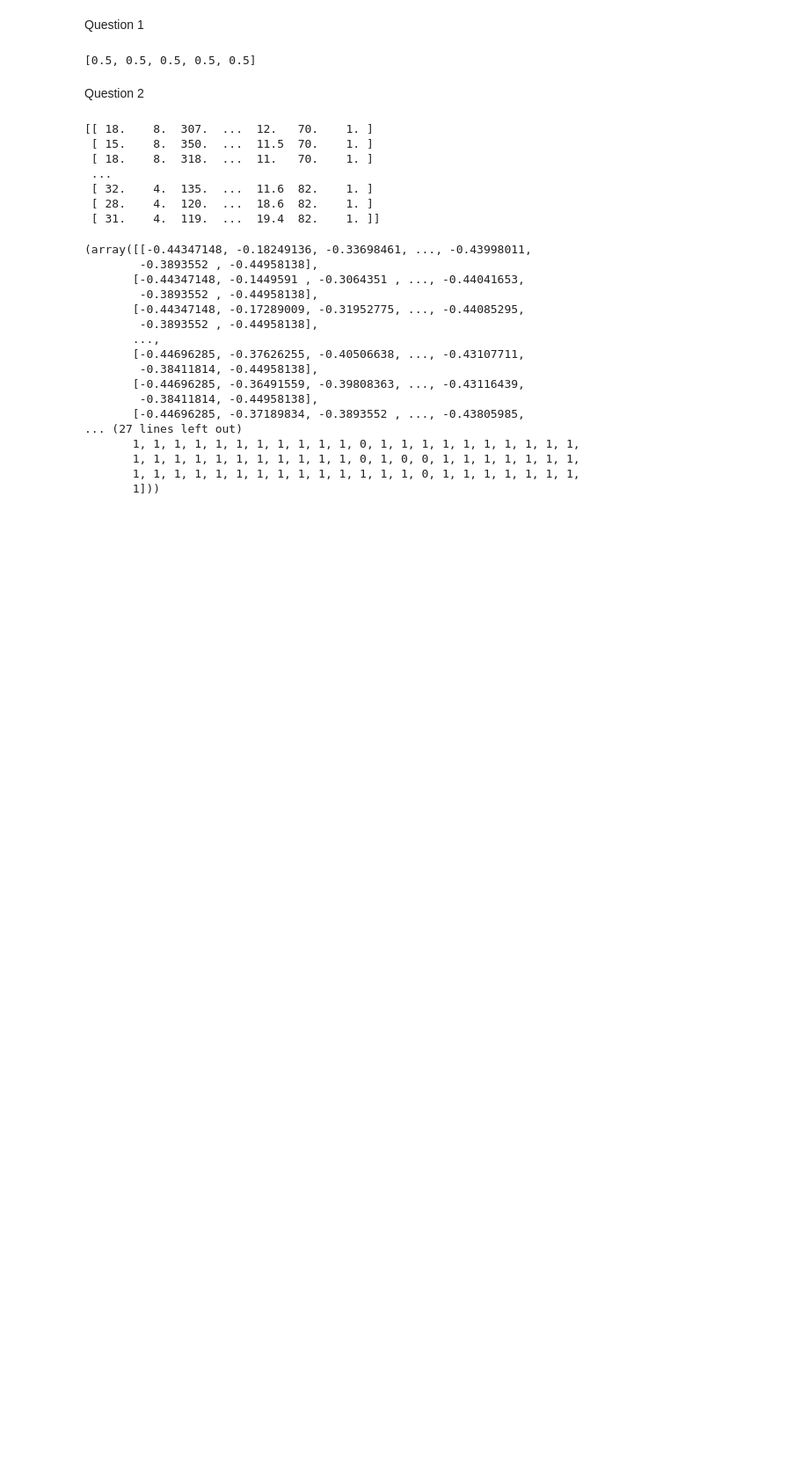
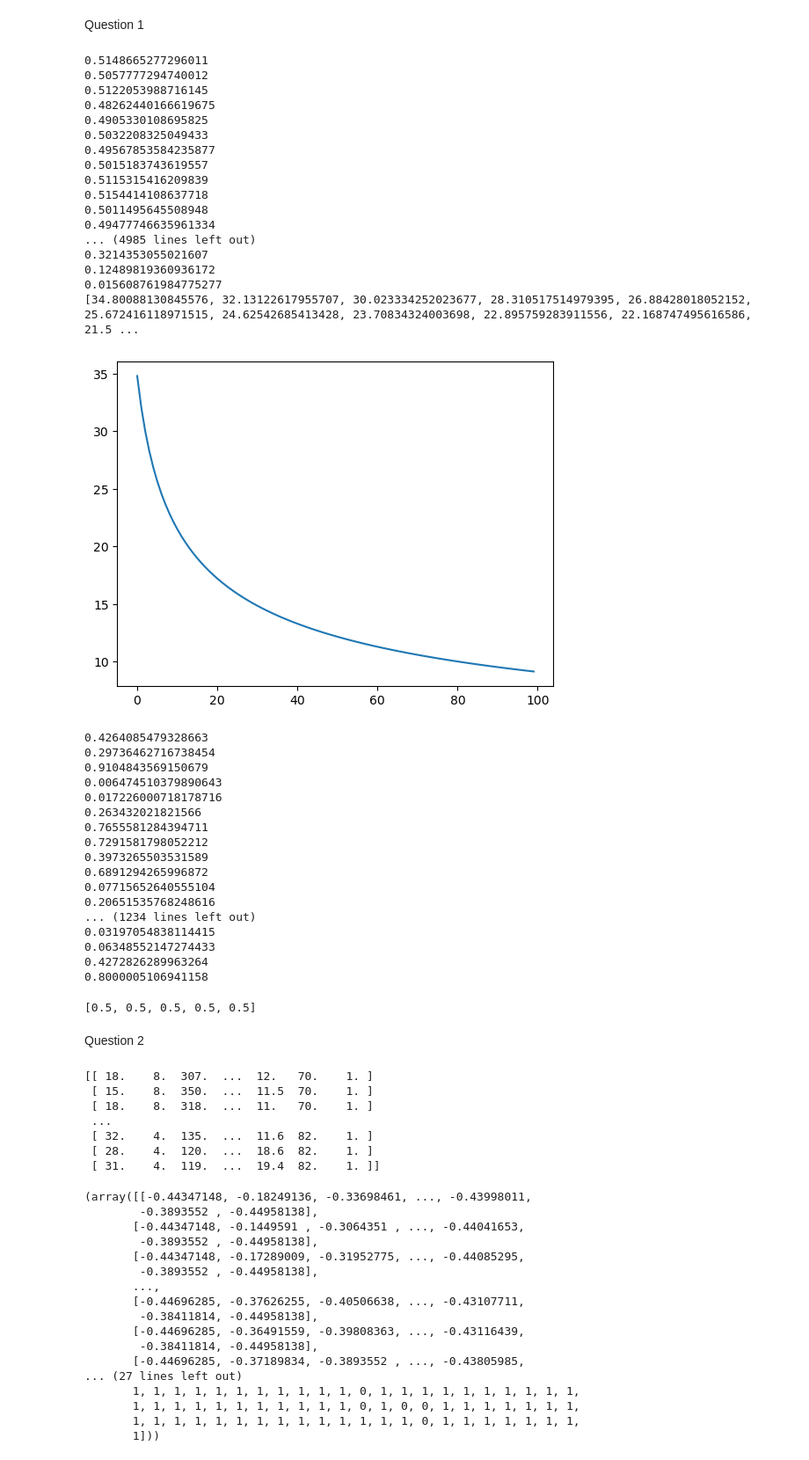
Before and after one commit to hayden000/Data-Analysis, a Jupyter notebook: data.ipynb, the cells around one changed output. Shown at 88% size. Saved outputs shown, nothing was run; the diff lists cells and outputs as text; code cells hidden in the pictures; blank space fills up the shorter version.

```diff
--- a/data.ipynb
+++ b/data.ipynb
@@ -27,11 +27,13 @@ def split(D, train_size):
 # %%
 def model(x, par):
     z = x @ par
-    # return 1 / (np.exp(-z)+1)
-    return np.power(1 / (1 + np.power(np.e, -z)), -1)
+    return 1 / (np.exp(-z)+1)
+    # return np.power(1 / (1 + np.power(np.e, -z)), -1)
 # %%
 def dModel(x, par):
-    f = np.power((1 + np.power(np.e, (np.dot(x, par)))), -1)
+    # f = np.power((1 + np.power(np.e, (np.dot(x, par)))), -1)
+    f = np.power(1 + np.power(np.e, -np.dot(x, par)), -1)
+    print(f)
     gradient = np.dot(f * (1 - f), x)
     return gradient
 # %%
@@ -41,11 +43,9 @@ def objective(par, data):
     for n in range(0, len(X)):
         x, y = X[n], Y[n]
         # f = np.power((np.dot(par,x)),np.e)
-        f = model(X, par)
-        if y == 1:
-            f = (f)
-        else:
-            deltat = (1 - f)
+        f = model(x, par)
+        if y!=1:
+            f = 1-f
         s = -(np.log(f))
         ell = ell + s
     return ell
@@ -74,16 +74,59 @@ def train(par0, eta, T, data):
 # %%
 lambda1 = np.transpose(np.full(11, 0.01))
 d = 10
 N = 100
 D = generateData(d, N)
 x_trainning, x_testing, y_traning, y_testing = split(D, 50)
 eta = 0.01
 epoch = []
 itterations = 5
-# tryInit = [np.random.randn(len(X[0]))for m in range(5)]
-for i in range(0, itterations):
-    par, values = train(np.random.normal(0, 1, len(x_trainning[0])), eta, itterations, (x_trainning, y_traning))
+tryInit = [np.random.randn(len(x_trainning[0]))for m in range(5)]
+
+par,obj = train(lambda1,eta,100,(x_trainning,y_traning))
+print(obj)
+import matplotlib.pyplot as plt
+plt.plot(obj)
+plt.show()
+
+for init in tryInit:
+    par, values = train(init, eta, itterations, (x_trainning, y_traning))
     epoch.append((par, values))
+# %% [output]
+0.5148665277296011
+0.5057777294740012
+0.5122053988716145
+0.48262440166619675
+0.4905330108695825
+0.5032208325049433
+0.49567853584235877
+0.5015183743619557
+0.5115315416209839
+0.5154414108637718
+0.5011495645508948
+0.49477746635961334
+... (4985 lines left out)
+0.3214353055021607
+0.12489819360936172
+0.015608761984775277
+[34.80088130845576, 32.13122617955707, 30.023334252023677, 28.310517514979395, 26.88428018052152, 25.672416118971515, 24.62542685413428, 23.70834324003698, 22.895759283911556, 22.168747495616586, 21.5 ...
+[figure, added]
+0.4264085479328663
+0.29736462716738454
+0.9104843569150679
+0.006474510379890643
+0.017226000718178716
+0.263432021821566
+0.7655581284394711
+0.7291581798052212
+0.3973265503531589
+0.6891294265996872
+0.07715652640555104
+0.20651535768248616
+... (1234 lines left out)
+0.03197054838114415
+0.06348552147274433
+0.4272826289963264
+0.8000005106941158
 # %%
 def ER(par, data):
     ER = 0
```
